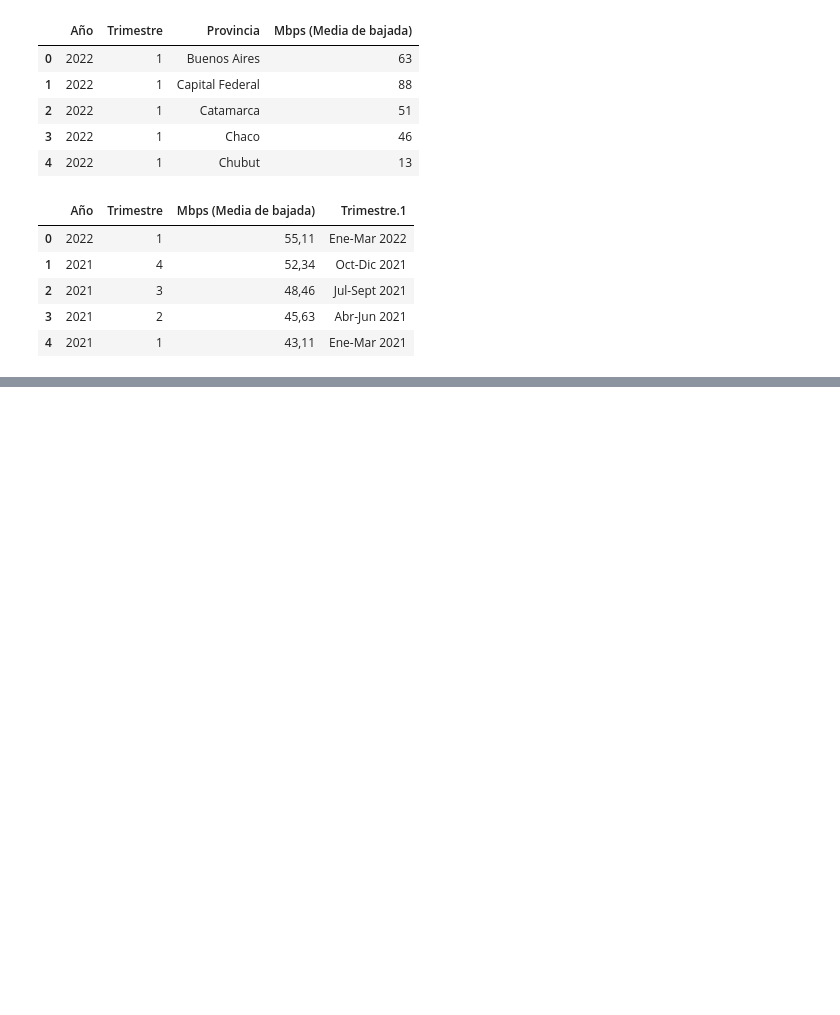
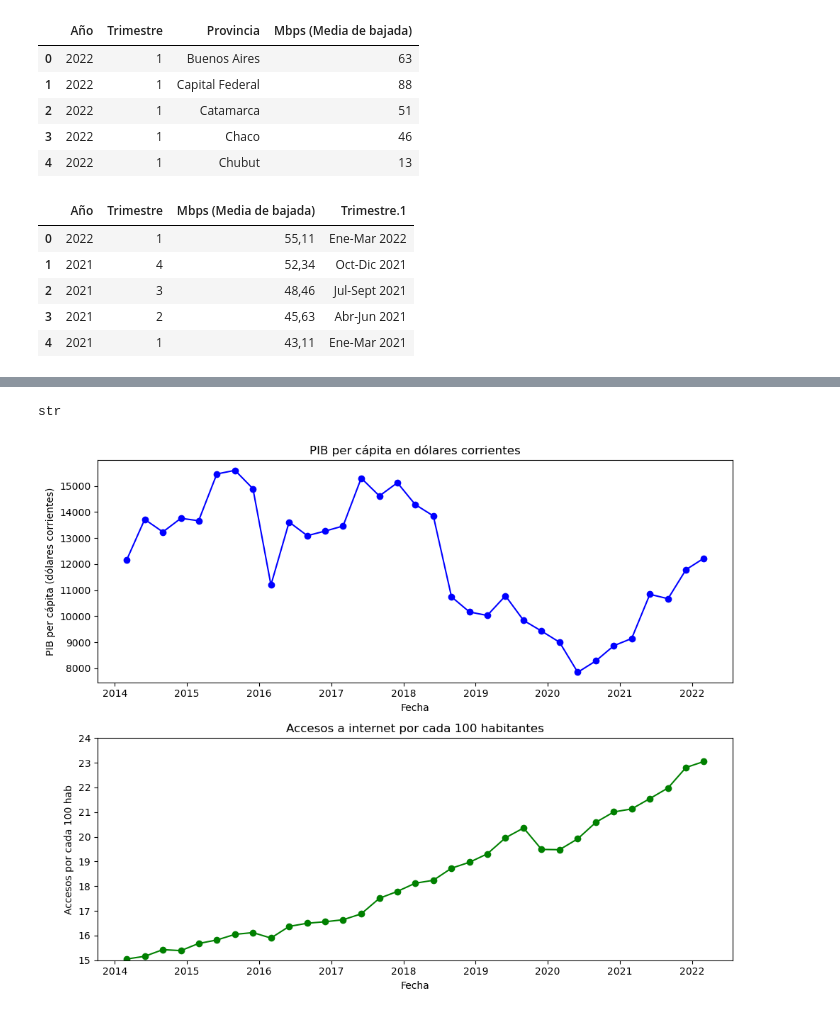
Before and after one commit to pakyxs/ainternet-access-argentina-analysis, a Jupyter notebook: EDA.ipynb, the cells around one changed output, grey strips where cells are left out. Drawn from its saved outputs; the diff is of its cells as text; code cells hidden in the pictures; blank space fills up the shorter version.

Commit message:
agregado images

```diff
--- a/EDA.ipynb
+++ b/EDA.ipynb
@@ -384,3 +342,5 @@ Velocidad_Media_de_bajada_Internet_fijo.head()
 | 2 | 2021 | 3 | 48,46 | Jul-Sept 2021 |
 | 3 | 2021 | 2 | 45,63 | Abr-Jun 2021 |
 | 4 | 2021 | 1 | 43,11 | Ene-Mar 2021 |
+# %%
+merged_dataset = pd.merge(df_pbi, Penetracion_por_hogares_nacional_Internet_fijo, on=['Año','Trimestre'])
@@ -386,0 +356,2 @@ Velocidad_Media_de_bajada_Internet_fijo.head()
+# %%
+merged_dataset.drop('Periodo',axis=1, inplace=True)
@@ -386,0 +367,8 @@ Velocidad_Media_de_bajada_Internet_fijo.head()
+# %%
+# Crear una nueva columna llamada 'Fecha' que combina 'Año' y 'Trimestre'
+merged_dataset['Fecha'] = pd.to_datetime(merged_dataset['Año'].astype(str) + '-' + (merged_dataset['Trimestre'] * 3).astype(str) + '-01')
+
+# Formatear la columna 'Fecha' al formato 'yyyy-mm-dd'
+merged_dataset['Fecha'] = merged_dataset['Fecha'].dt.strftime('%Y-%m-%d')
+# %%
+merged_dataset.drop(['Año','Trimestre'],axis=1, inplace=True)
@@ -386,0 +384,38 @@ Velocidad_Media_de_bajada_Internet_fijo.head()
+# %%
+type(merged_dataset['Accesos por cada 100 hab'][1])
+# %% [output]
+str
+# %%
+# Convertir la columna 'Fecha' al formato de fecha
+merged_dataset['Fecha'] = pd.to_datetime(merged_dataset['Fecha'])
+
+
+# Convertir la columna 'Accesos por cada 100 hab' a tipo float
+merged_dataset['Accesos por cada 100 hab'] = merged_dataset['Accesos por cada 100 hab'].str.replace(',', '.').astype(float)
+
+
+# Crear la figura y los subplots
+fig, (ax1, ax2) = plt.subplots(2, 1, figsize=(10, 8))
+
+
+
+# Gráfico 1: pib_per_capita_dolares_corrientes
+ax1.plot(merged_dataset['Fecha'], merged_dataset['pib_per_capita_dolares_corrientes'], marker='o', linestyle='-', color='blue')
+ax1.set_xlabel('Fecha')
+ax1.set_ylabel('PIB per cápita (dólares corrientes)')
+ax1.set_title('PIB per cápita en dólares corrientes')
+
+# Gráfico 2: Accesos por cada 100 hab
+ax2.plot(merged_dataset['Fecha'], merged_dataset['Accesos por cada 100 hab'], marker='o', linestyle='-', color='green')
+ax2.set_xlabel('Fecha')
+ax2.set_ylabel('Accesos por cada 100 hab')
+ax2.set_title('Accesos a internet por cada 100 habitantes')
+ax2.set_ylim(15, 24)  # Establecer el rango del eje y entre 15 y 24
+
+# Ajustar los espacios entre los subplots
+plt.tight_layout()
+
+# Mostrar el gráfico
+plt.show()
+# %% [output]
+[figure, added]
```
Also changed, not shown: parts of 12 cells of this notebook, 5 other files.
